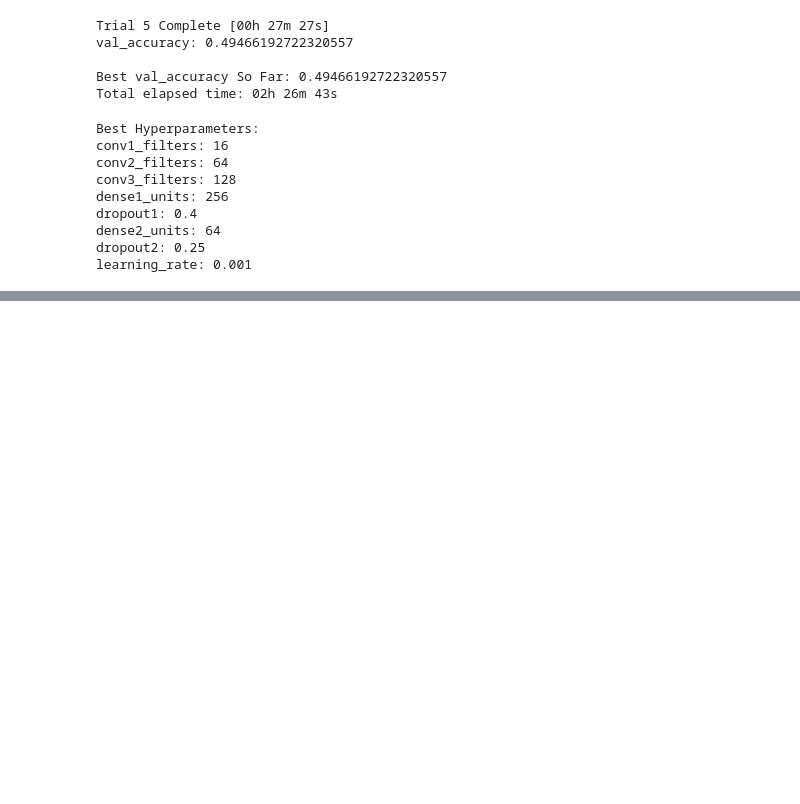
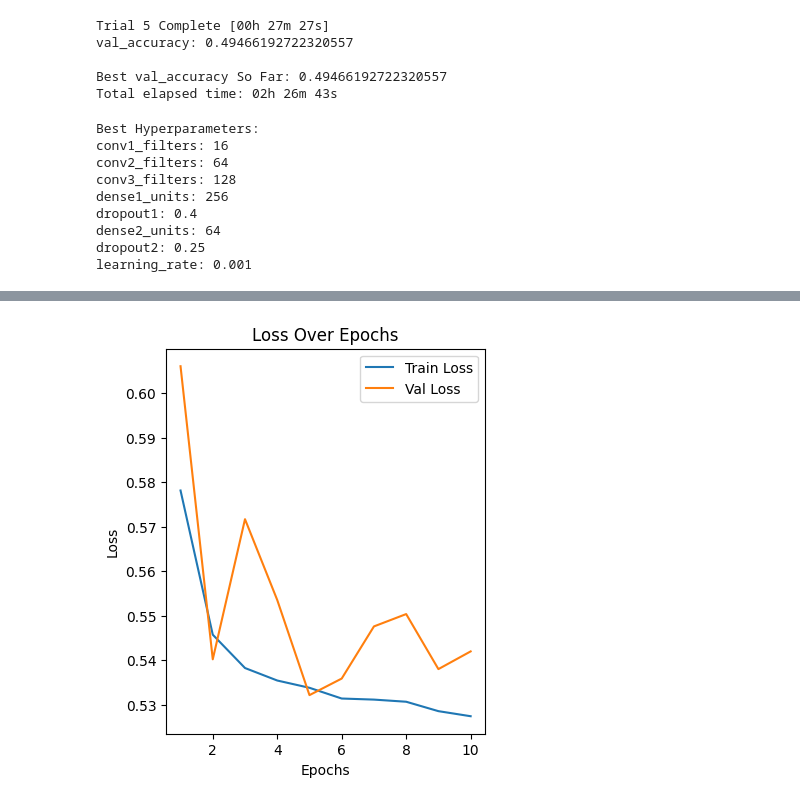
Before and after one commit to nav2924/Final_yr, a Jupyter notebook: index.ipynb, the cells around one changed output, grey strips where cells are left out. Drawn from its saved outputs; the diff is of its cells as text; code cells hidden in the pictures; blank space fills up the shorter version.

```diff
--- a/index.ipynb
+++ b/index.ipynb
@@ -145,0 +158,5 @@ learning_rate: 0.001
+# %%
+valid_datagen = ImageDataGenerator()
+
+train_generator = train_datagen.flow(X_train, Y_train, batch_size=32)
+valid_generator = valid_datagen.flow(X_valid, Y_valid, batch_size=32)
@@ -145,0 +168,3 @@ learning_rate: 0.001
+# %%
+base_model = EfficientNetB3(weights='imagenet', include_top=False, input_shape=(220, 220, 3))
+base_model.trainable = False  # Freeze base
@@ -145,0 +208,12 @@ learning_rate: 0.001
+# %%
+callbacks = [
+    EarlyStopping(patience=5, restore_best_weights=True),
+    ReduceLROnPlateau(factor=0.2, patience=3, min_lr=1e-6)
+]
+
+history = model.fit(
+    train_generator,
+    validation_data=valid_generator,
+    epochs=30,
+    callbacks=callbacks
+)
@@ -145,0 +302,43 @@ learning_rate: 0.001
+# %%
+import matplotlib.pyplot as plt
+import numpy as np
+
+# Assuming history is from model.fit()
+def plot_training(history):
+    epochs = range(1, len(history.history['loss']) + 1)
+
+    plt.figure(figsize=(14, 5))
+
+    # Loss
+    plt.subplot(1, 3, 1)
+    plt.plot(epochs, history.history['loss'], label='Train Loss')
+    plt.plot(epochs, history.history['val_loss'], label='Val Loss')
+    plt.xlabel('Epochs')
+    plt.ylabel('Loss')
+    plt.title('Loss Over Epochs')
+    plt.legend()
+
+    # F1-score (if stored during training)
+    if 'val_f1' in history.history:
+        plt.subplot(1, 3, 2)
+        plt.plot(epochs, history.history['val_f1'], label='Val F1')
+        plt.xlabel('Epochs')
+        plt.ylabel('F1-score')
+        plt.title('Validation F1 Over Epochs')
+        plt.legend()
+
+    # AUC
+    if 'val_auc' in history.history:
+        plt.subplot(1, 3, 3)
+        plt.plot(epochs, history.history['val_auc'], label='Val AUC')
+        plt.xlabel('Epochs')
+        plt.ylabel('AUC')
+        plt.title('Validation AUC Over Epochs')
+        plt.legend()
+
+    plt.show()
+
+# Call after training
+plot_training(history)
+# %% [output]
+[figure, added]
```
Also changed, not shown: parts of 21 cells of this notebook, 15 other files.
